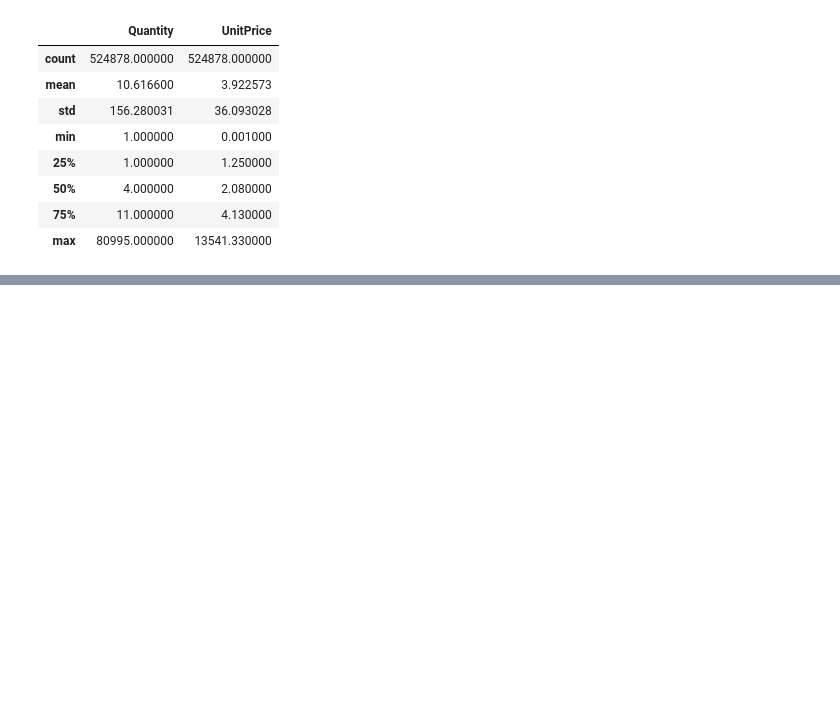
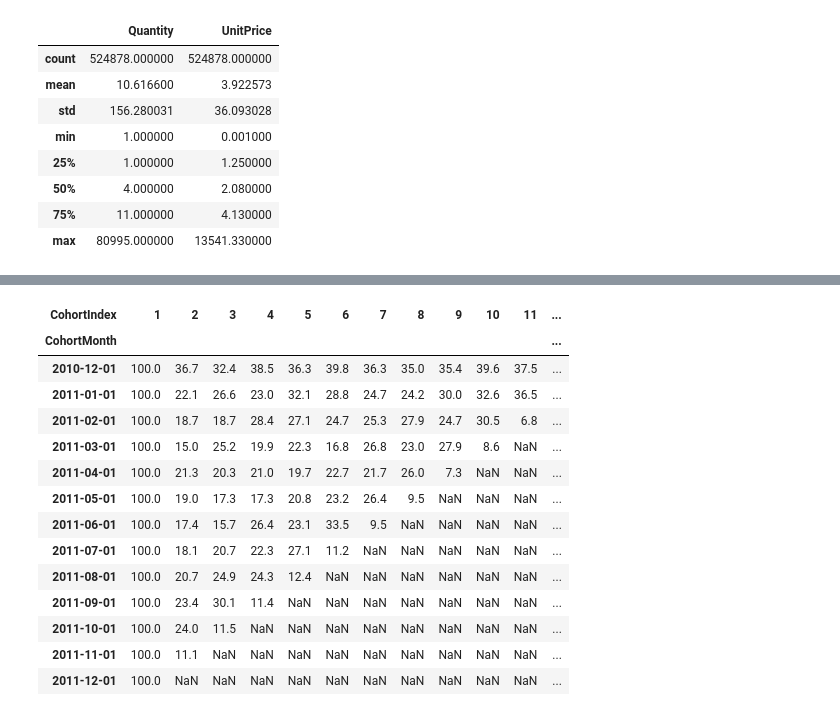
Before and after one commit to sandys-ss/cohort-analysis, a Jupyter notebook: cohort.ipynb, the cells around one changed output, grey strips where cells are left out. Cells and saved outputs as stored; diff of their text form; code cells hidden in the pictures; blank space fills up the shorter version.

```diff
--- a/cohort.ipynb
+++ b/cohort.ipynb
@@ -444,0 +293,20 @@ plt.show()
+# %%
+cohort_sizes = cohort_counts.iloc[:,0]
+retention = cohort_counts.divide(cohort_sizes, axis=0)
+retention.round(3) * 100
+# %% [output]
+| CohortIndex | 1 | 2 | 3 | 4 | 5 | 6 | 7 | 8 | 9 | 10 | 11 | ... |
+| CohortMonth |  |  |  |  |  |  |  |  |  |  |  | ... |
+| 2010-12-01 | 100.0 | 36.7 | 32.4 | 38.5 | 36.3 | 39.8 | 36.3 | 35.0 | 35.4 | 39.6 | 37.5 | ... |
+| 2011-01-01 | 100.0 | 22.1 | 26.6 | 23.0 | 32.1 | 28.8 | 24.7 | 24.2 | 30.0 | 32.6 | 36.5 | ... |
+| 2011-02-01 | 100.0 | 18.7 | 18.7 | 28.4 | 27.1 | 24.7 | 25.3 | 27.9 | 24.7 | 30.5 | 6.8 | ... |
+| 2011-03-01 | 100.0 | 15.0 | 25.2 | 19.9 | 22.3 | 16.8 | 26.8 | 23.0 | 27.9 | 8.6 | NaN | ... |
+| 2011-04-01 | 100.0 | 21.3 | 20.3 | 21.0 | 19.7 | 22.7 | 21.7 | 26.0 | 7.3 | NaN | NaN | ... |
+| 2011-05-01 | 100.0 | 19.0 | 17.3 | 17.3 | 20.8 | 23.2 | 26.4 | 9.5 | NaN | NaN | NaN | ... |
+| 2011-06-01 | 100.0 | 17.4 | 15.7 | 26.4 | 23.1 | 33.5 | 9.5 | NaN | NaN | NaN | NaN | ... |
+| 2011-07-01 | 100.0 | 18.1 | 20.7 | 22.3 | 27.1 | 11.2 | NaN | NaN | NaN | NaN | NaN | ... |
+| 2011-08-01 | 100.0 | 20.7 | 24.9 | 24.3 | 12.4 | NaN | NaN | NaN | NaN | NaN | NaN | ... |
+| 2011-09-01 | 100.0 | 23.4 | 30.1 | 11.4 | NaN | NaN | NaN | NaN | NaN | NaN | NaN | ... |
+| 2011-10-01 | 100.0 | 24.0 | 11.5 | NaN | NaN | NaN | NaN | NaN | NaN | NaN | NaN | ... |
+| 2011-11-01 | 100.0 | 11.1 | NaN | NaN | NaN | NaN | NaN | NaN | NaN | NaN | NaN | ... |
+| 2011-12-01 | 100.0 | NaN | NaN | NaN | NaN | NaN | NaN | NaN | NaN | NaN | NaN | ... |
```
Also changed, not shown: parts of 23 cells of this notebook, 16 other files.
